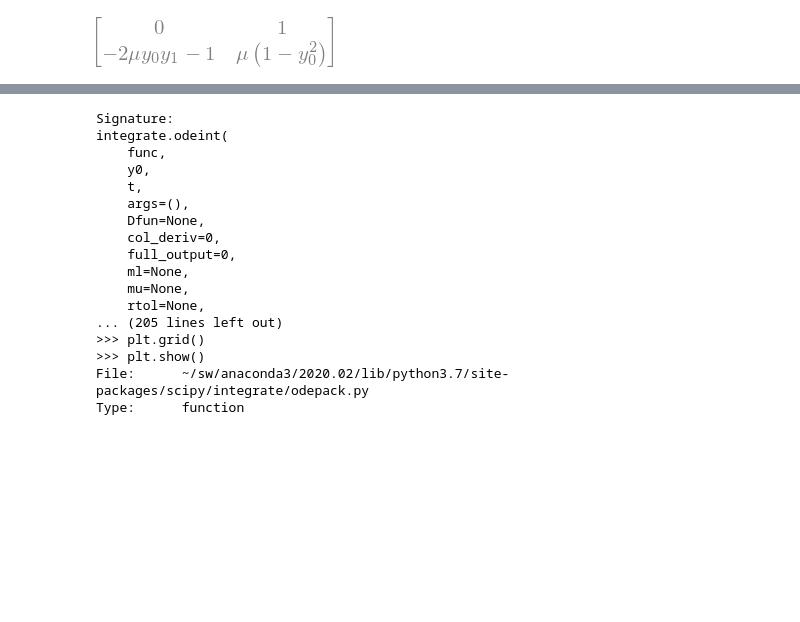
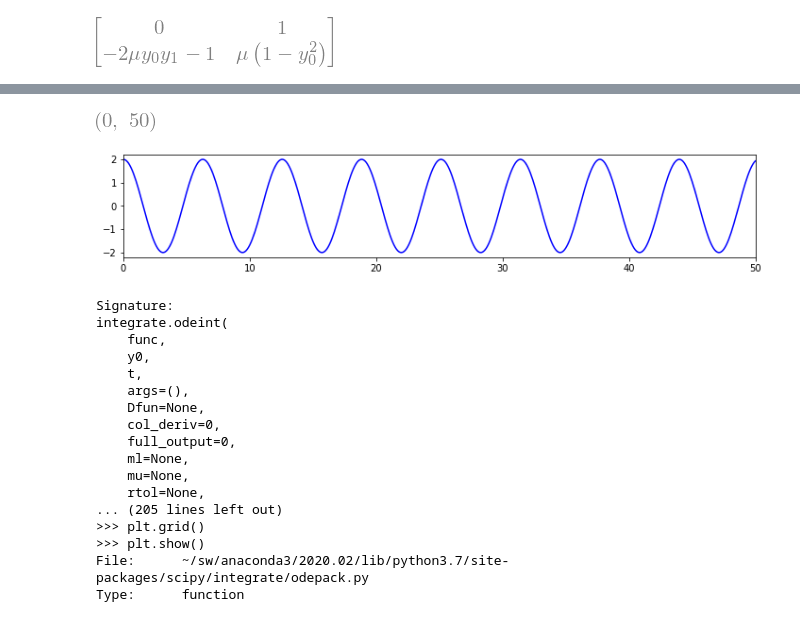
Before and after one commit to tjyanjing/numerical-computing-python, a Jupyter notebook: src/06/symbolic.ipynb, the cells around one changed output, grey strips where cells are left out. Drawn from its saved outputs; the diff is of its cells as text; code cells hidden in the pictures; blank space fills up the shorter version.

```diff
--- a/src/06/symbolic.ipynb
+++ b/src/06/symbolic.ipynb
@@ -848,3 +859,16 @@ info_J['nfe'][-1], info_J['nje'][-1]
+# %%
+# solution when mu=0
+
+# parameters
+y_init, params = [2, 0], (0,)
+t = np.linspace(0, 50, 501)
+sol_J, info_J = integrate.odeint(rhs, y_init, t, params, Dfun=J_func, full_output=True)
+plt.figure(figsize=(12,2))
+plt.plot(t, sol_J[:,0], 'b-')
+plt.xlim((0,50))
+# %% [output]
+[figure, added]
+[figure, added]
 # %%
 integrate.odeint?
 # %% [output]
```
Also changed, not shown: parts of 9 cells of this notebook.
